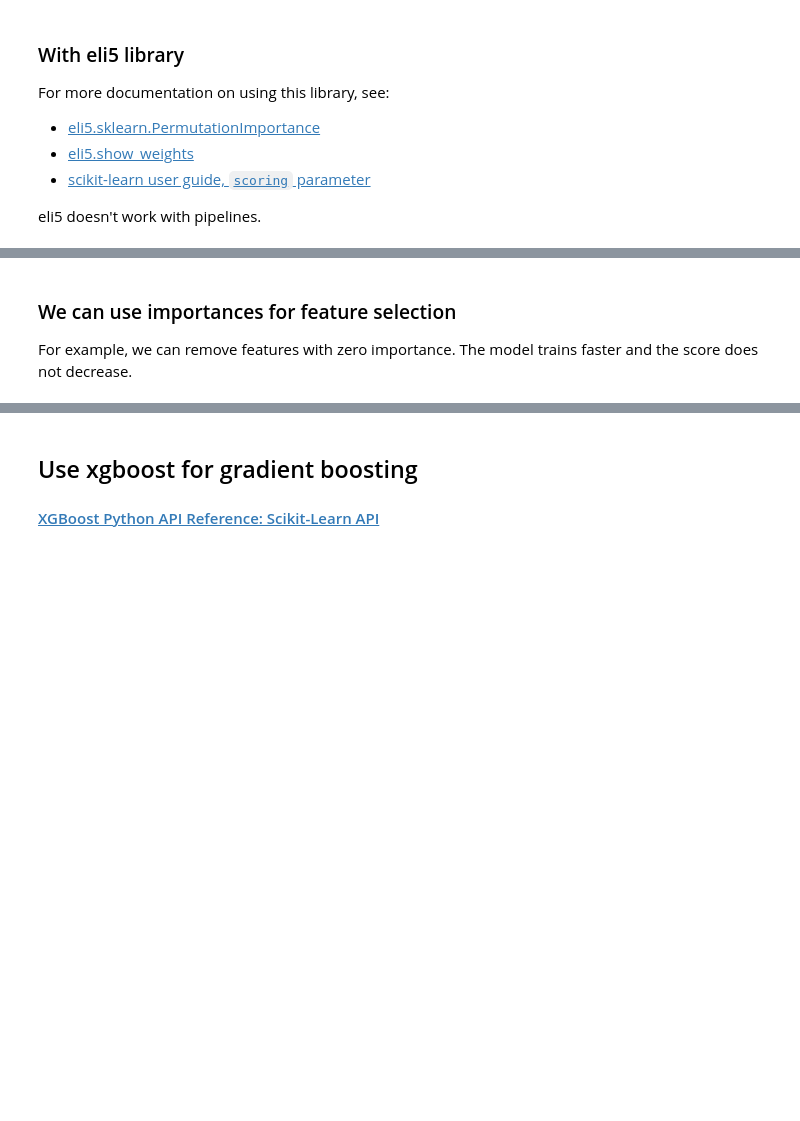
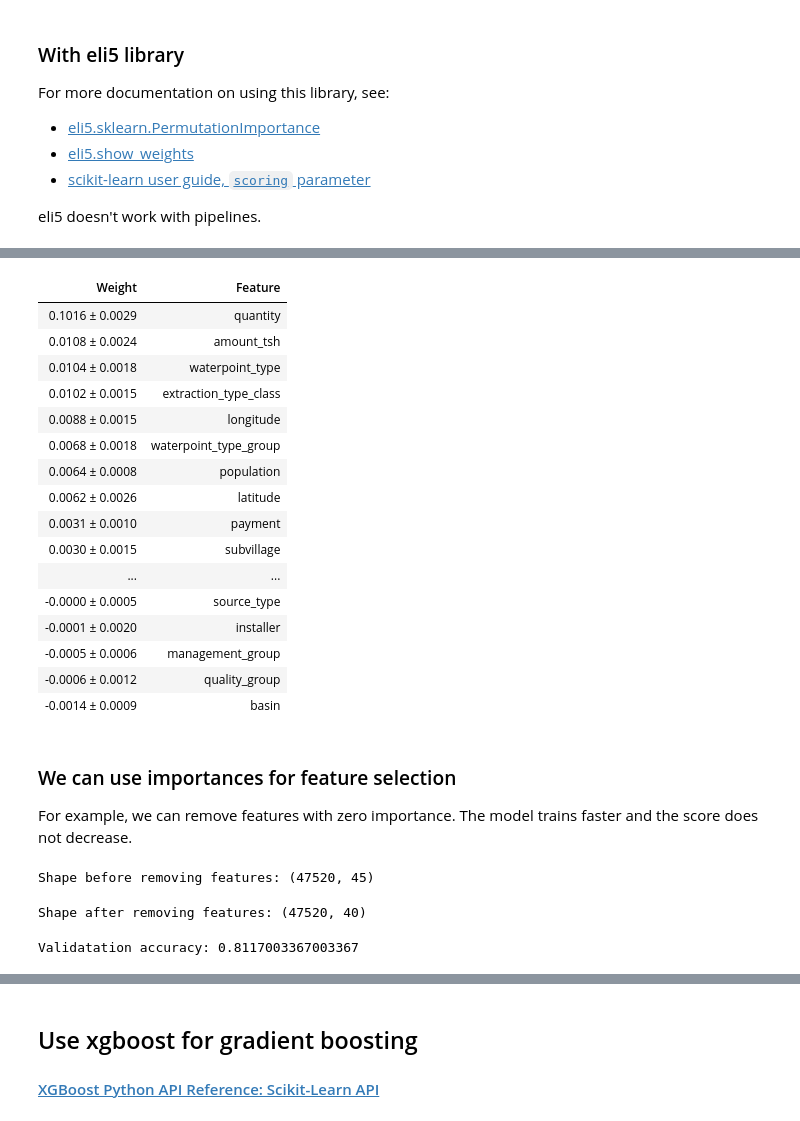
Before and after one commit to bloominstituteoftechnology/DS-Unit-2-Applied-Modeling, a Jupyter notebook: module3/LS_DS_233.ipynb, the cells around one changed output, grey strips where cells are left out. Cells and saved outputs as stored; diff of their text form; code cells hidden in the pictures; blank space fills up the shorter version.

```diff
--- a/module3/LS_DS_233.ipynb
+++ b/module3/LS_DS_233.ipynb
@@ -238,3 +320,14 @@ For more documentation on using this library, see:
 - [scikit-learn user guide, `scoring` parameter](https://scikit-learn.org/stable/modules/model_evaluation.html#the-scoring-parameter-defining-model-evaluation-rules)
 
 eli5 doesn't work with pipelines.
+# %%
+transformers = make_pipeline(
+    ce.OrdinalEncoder(),
+    SimpleImputer(strategy='median')
+)
+
+X_train_transformed = transformers.fit_transform(X_train)
+X_val_transformed = transformers.transform(X_val)
+
+model = RandomForestClassifier(n_estimators=100, random_state=42, n_jobs=-1)
+model.fit(X_train_transformed, y_train)
@@ -240,0 +342,14 @@ eli5 doesn't work with pipelines.
+# %%
+import eli5
+from eli5.sklearn import PermutationImportance
+
+permuter = PermutationImportance(
+    model,
+    scoring = 'accuracy',
+    n_iter = 5,
+    random_state = 42
+)
+
+#calculate permutation importances
+
+permuter.fit(X_val_transformed, y_val)
@@ -240,0 +377,3 @@ eli5 doesn't work with pipelines.
+# %%
+feature_names = X_val.columns.to_list()
+pd.Series(permuter.feature_importances_, feature_names).sort_values()
@@ -241,4 +398,33 @@ eli5 doesn't work with pipelines.
+# %%
+# 2. display permutation importances
+eli5.show_weights(
+    permuter,
+    top=None,
+    feature_names=feature_names
+)
+# %% [output]
+| Weight | Feature |
+| 0.1016 ± 0.0029 | quantity |
+| 0.0108 ± 0.0024 | amount_tsh |
+| 0.0104 ± 0.0018 | waterpoint_type |
+| 0.0102 ± 0.0015 | extraction_type_class |
+| 0.0088 ± 0.0015 | longitude |
+| 0.0068 ± 0.0018 | waterpoint_type_group |
+| 0.0064 ± 0.0008 | population |
+| 0.0062 ± 0.0026 | latitude |
+| 0.0031 ± 0.0010 | payment |
+| 0.0030 ± 0.0015 | subvillage |
+| ... | ... |
+| -0.0000 ± 0.0005 | source_type |
+| -0.0001 ± 0.0020 | installer |
+| -0.0005 ± 0.0006 | management_group |
+| -0.0006 ± 0.0012 | quality_group |
+| -0.0014 ± 0.0009 | basin |
 # %% [markdown]
 ### We can use importances for feature selection
 
 For example, we can remove features with zero importance. The model trains faster and the score does not decrease.
+# %%
+print('Shape before removing features:', X_train.shape)
+# %% [output]
+Shape before removing features: (47520, 45)
@@ -244,0 +439,18 @@ For example, we can remove features with zero importance. The model trains faste
+# %%
+print('Shape after removing features:', X_train.shape)
+# %% [output]
+Shape after removing features: (47520, 40)
+# %%
+X_val = X_val[features]
+
+pipeline = make_pipeline(
+    ce.OrdinalEncoder(),
+    SimpleImputer(strategy='median'),
+    RandomForestClassifier(n_estimators=100, random_state=42, n_jobs=-1)
+)
+
+pipeline.fit(X_train, y_train)
+
+print('Validatation accuracy:', pipeline.score(X_val, y_val))
+# %% [output]
+Validatation accuracy: 0.8117003367003367
```
Also changed, not shown: parts of 22 cells of this notebook.
